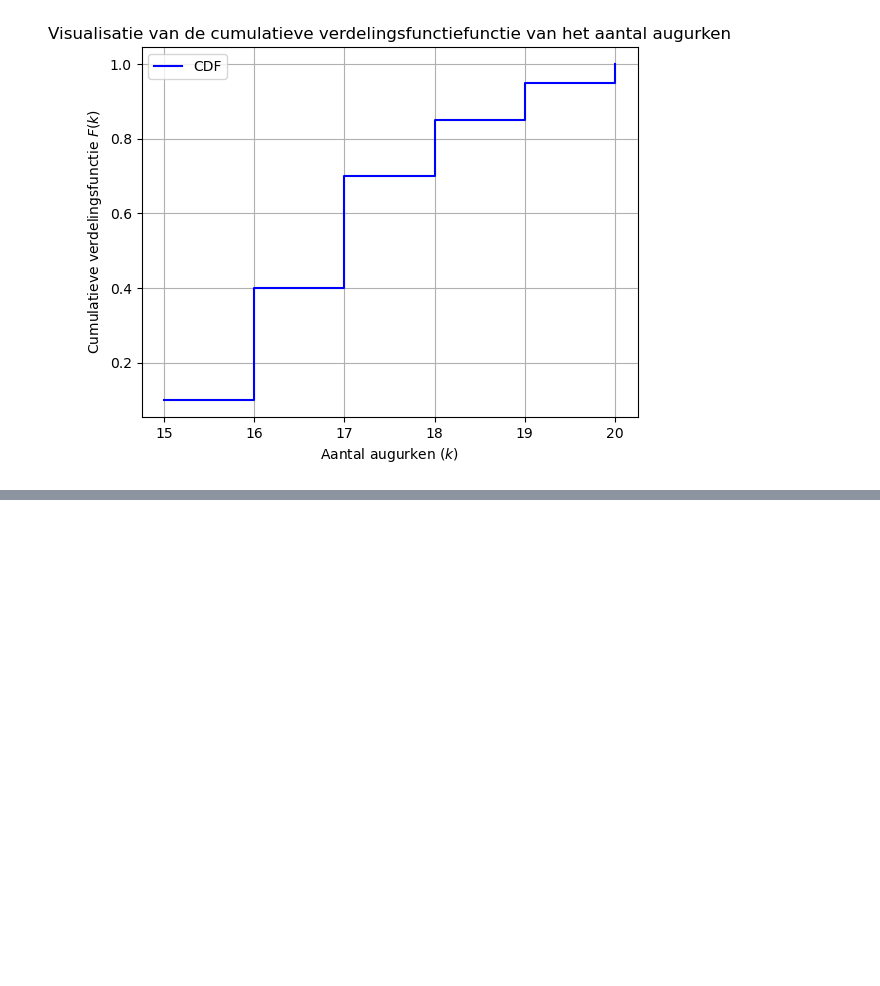
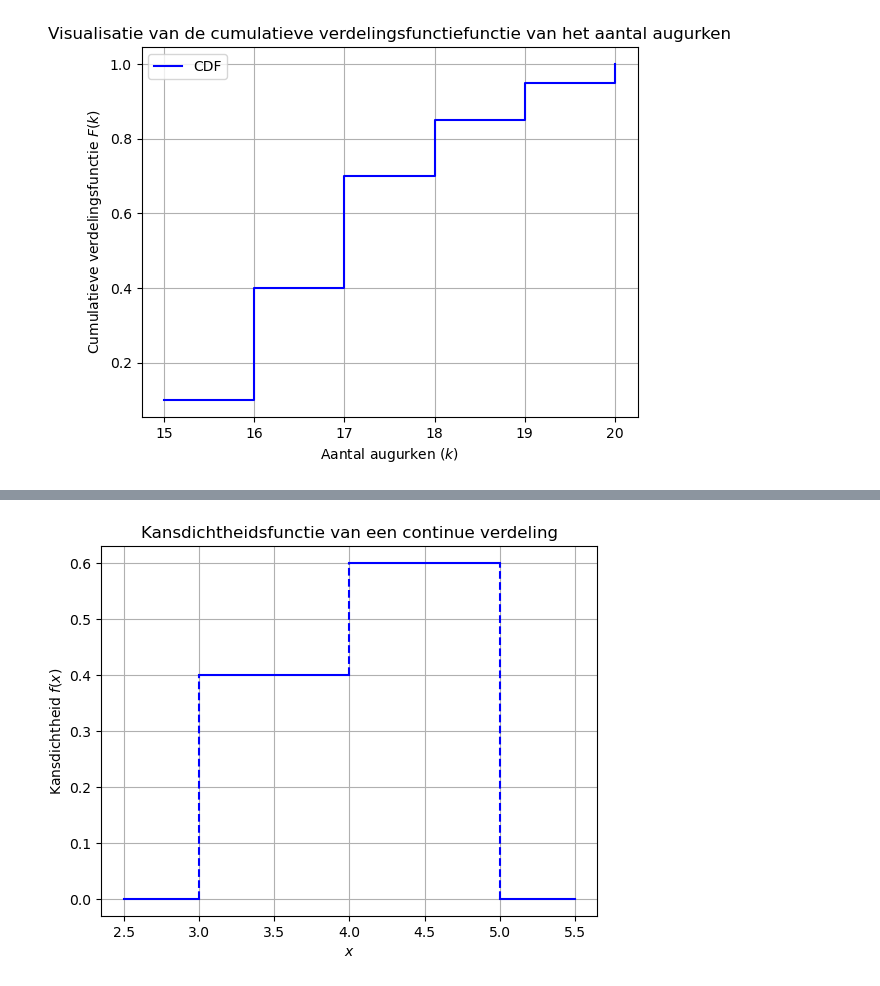
Before and after one commit to DBlom96/Statistiek, a Jupyter notebook: Python/visualisations.ipynb, the cells around one changed output, grey strips where cells are left out. Cells and saved outputs as stored; diff of their text form; code cells hidden in the pictures; blank space fills up the shorter version.

```diff
--- a/Python/visualisations.ipynb
+++ b/Python/visualisations.ipynb
@@ -428,0 +472,33 @@ plt.show()
+# %%
+import numpy as np
+import matplotlib.pyplot as plt
+
+# Definieer het bereik
+x1 = np.linspace(2.5, 3.0, 1000)
+x2 = np.linspace(3.0, 4.0, 1000)
+x3 = np.linspace(4.0, 5.0, 1000)
+x4 = np.linspace(5.0, 5.5, 1000)
+
+f1 = np.array([0 for _ in x1])
+f2 = np.array([0.4 for _ in x2])
+f3 = np.array([0.6 for _ in x3])
+f4 = np.array([0 for _ in x4])
+
+# Plot
+plt.plot(x1, f1, color='blue', label='Kansdichtheid f(x)')
+plt.plot(x2, f2, color='blue', label='Kansdichtheid f(x)')
+plt.plot(x3, f3, color='blue', label='Kansdichtheid f(x)')
+plt.plot(x4, f4, color='blue', label='Kansdichtheid f(x)')
+
+plt.plot([3.0, 3.0], [0.0, 0.4], color='blue', linestyle='--', label='Sprong bij x = 3.0')
+plt.plot([4.0, 4.0], [0.4, 0.6], color='blue', linestyle='--', label='Sprong bij x = 4.0')
+plt.plot([5.0, 5.0], [0.0, 0.6], color='blue', linestyle='--', label='Sprong bij x = 5.0')
+
+# Opmaak
+plt.title("Kansdichtheidsfunctie van een continue verdeling")
+plt.xlabel("$x$")
+plt.ylabel("Kansdichtheid $f(x)$")
+plt.grid()
+plt.show()
+# %% [output]
+[figure, added]
```
Also changed, not shown: parts of 2 cells of this notebook, 54 other files.
